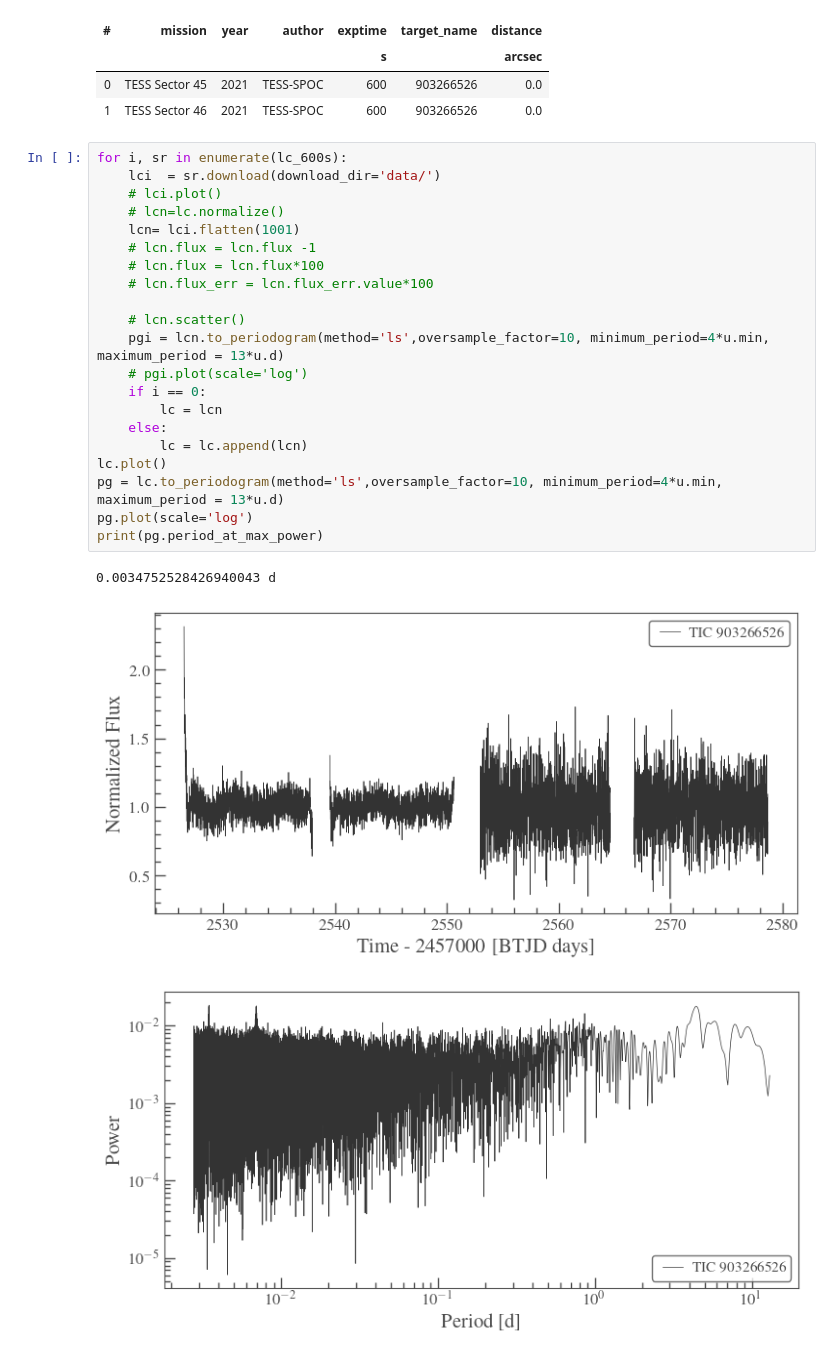
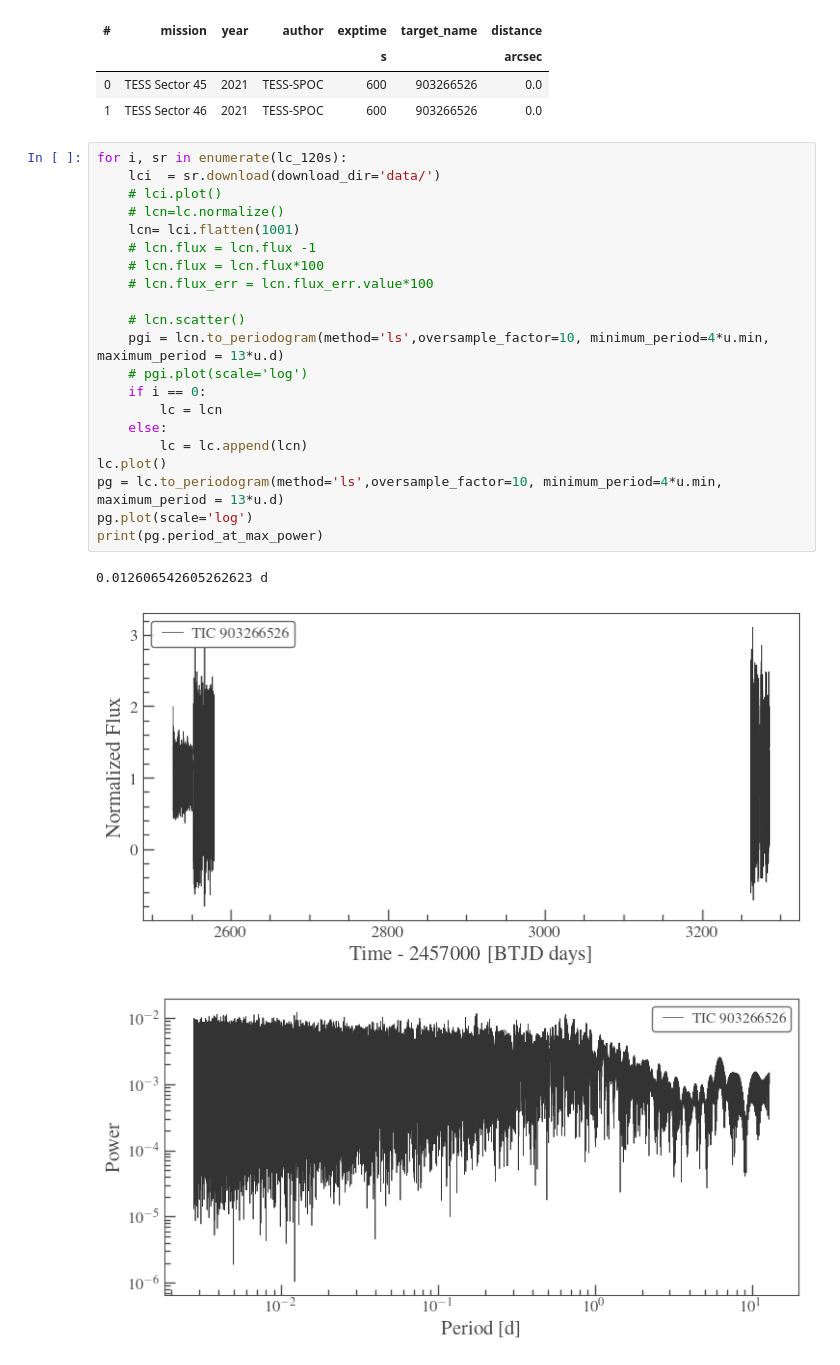
Before and after one commit to davidjwilson/wd-bd, a Jupyter notebook: 1144_tess.ipynb, the cells around one changed output. Cells and saved outputs as stored; diff of their text form.

```diff
--- a/1144_tess.ipynb
+++ b/1144_tess.ipynb
@@ -102,27 +99,27 @@ SearchResult containing 2 data products.
 | 0 | TESS Sector 45 | 2021 | TESS-SPOC | 600 | 903266526 | 0.0 |
 | 1 | TESS Sector 46 | 2021 | TESS-SPOC | 600 | 903266526 | 0.0 |
 # %%
-for i, sr in enumerate(lc_600s):
+for i, sr in enumerate(lc_120s):
     lci  = sr.download(download_dir='data/')
     # lci.plot()
     # lcn=lc.normalize()
     lcn= lci.flatten(1001)
     # lcn.flux = lcn.flux -1
     # lcn.flux = lcn.flux*100
     # lcn.flux_err = lcn.flux_err.value*100
 
     # lcn.scatter()
     pgi = lcn.to_periodogram(method='ls',oversample_factor=10, minimum_period=4*u.min, maximum_period = 13*u.d)
     # pgi.plot(scale='log')
     if i == 0:
         lc = lcn
     else:
         lc = lc.append(lcn)
 lc.plot()
 pg = lc.to_periodogram(method='ls',oversample_factor=10, minimum_period=4*u.min, maximum_period = 13*u.d)
 pg.plot(scale='log')
 print(pg.period_at_max_power)
 # %% [output]
-0.0034752528426940043 d
+0.012606542605262623 d
-[figure, old version]
+[figure, new version]
-[figure, old version]
+[figure, new version]
```
Also changed, not shown: parts of 9 cells of this notebook, 11 other files.
